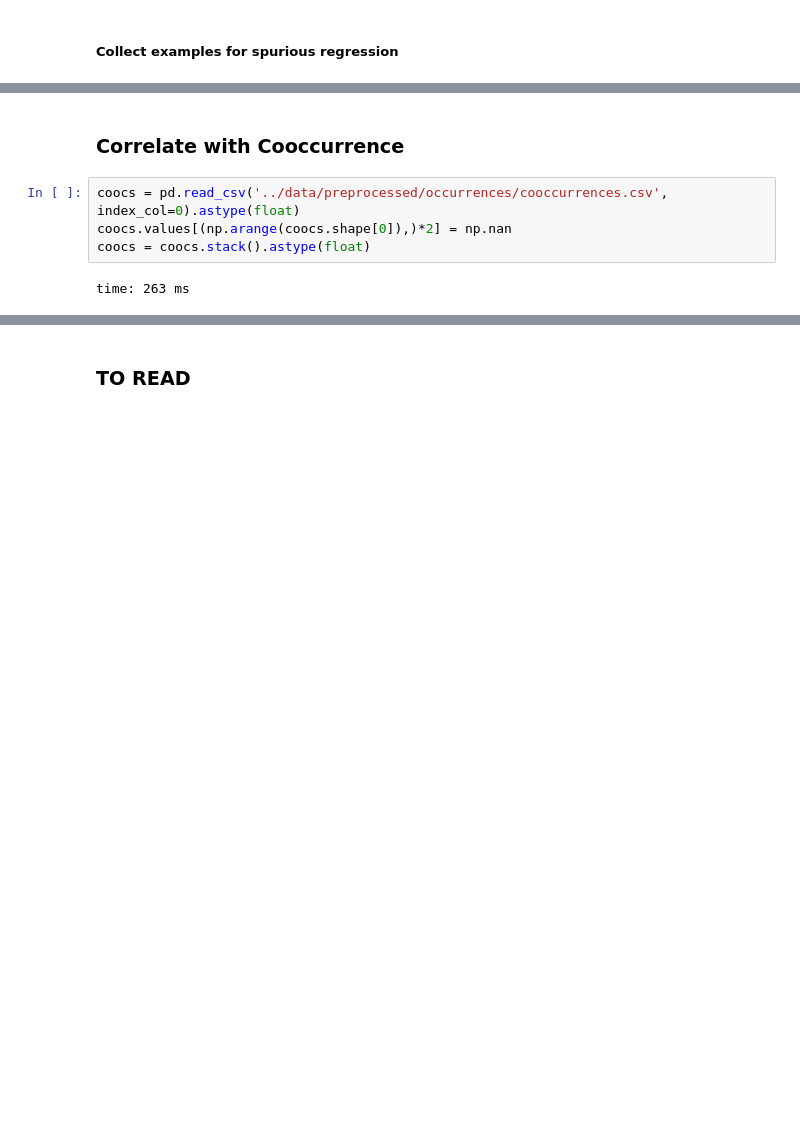
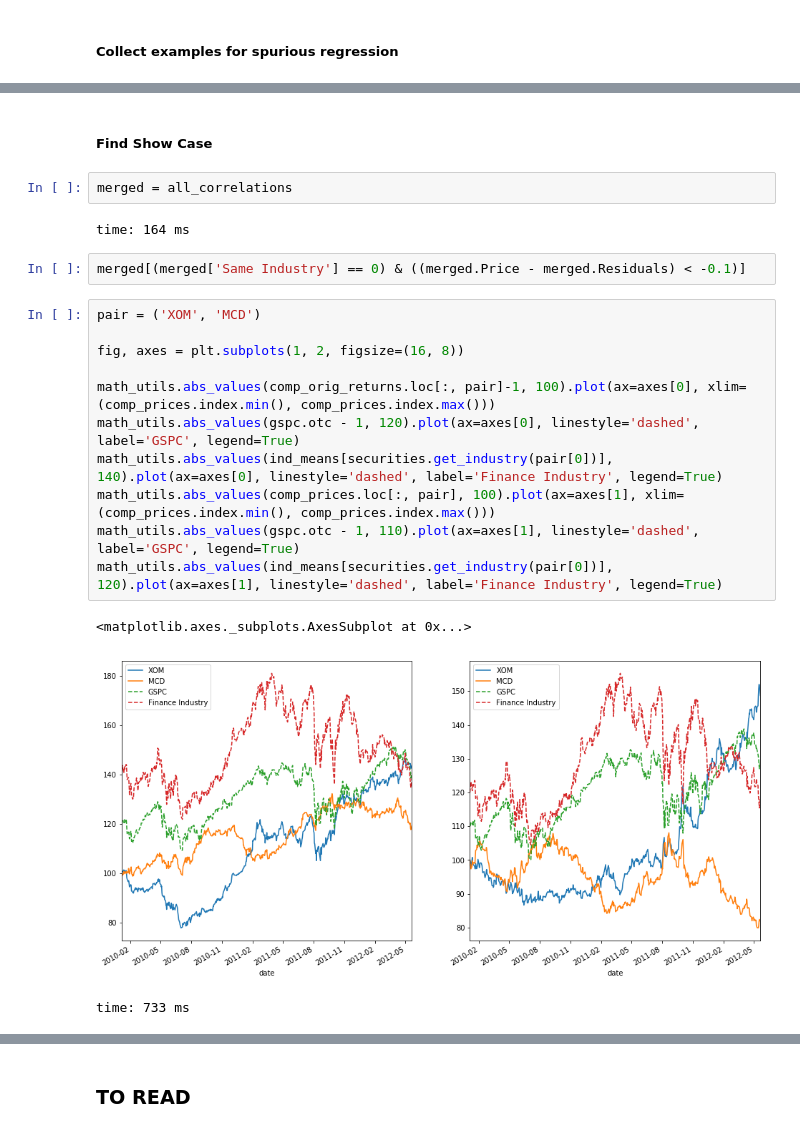
Before and after one commit to Chaoste/nlp-stocks, a Jupyter notebook: research/15.0-Stocks-Regression-Analysis.ipynb, the cells around one changed output, grey strips where cells are left out. Cells and saved outputs as stored; diff of their text form; blank space fills up the shorter version.

```diff
--- a/research/15.0-Stocks-Regression-Analysis.ipynb
+++ b/research/15.0-Stocks-Regression-Analysis.ipynb
@@ -1221,8 +1220,23 @@ time: 625 ms
-# %% [markdown]
-### Correlate with Cooccurrence
-# %%
-coocs = pd.read_csv('../data/preprocessed/occurrences/cooccurrences.csv', index_col=0).astype(float)
-coocs.values[(np.arange(coocs.shape[0]),)*2] = np.nan
-coocs = coocs.stack().astype(float)
-# %% [output]
-time: 263 ms
+# %% [markdown]
+##### Find Show Case
+# %%
+merged = all_correlations
+# %% [output]
+time: 164 ms
+# %%
+merged[(merged['Same Industry'] == 0) & ((merged.Price - merged.Residuals) < -0.1)]
+# %%
+pair = ('XOM', 'MCD')
+
+fig, axes = plt.subplots(1, 2, figsize=(16, 8))
+
+math_utils.abs_values(comp_orig_returns.loc[:, pair]-1, 100).plot(ax=axes[0], xlim=(comp_prices.index.min(), comp_prices.index.max()))
+math_utils.abs_values(gspc.otc - 1, 120).plot(ax=axes[0], linestyle='dashed', label='GSPC', legend=True)
+math_utils.abs_values(ind_means[securities.get_industry(pair[0])], 140).plot(ax=axes[0], linestyle='dashed', label='Finance Industry', legend=True)
+math_utils.abs_values(comp_prices.loc[:, pair], 100).plot(ax=axes[1], xlim=(comp_prices.index.min(), comp_prices.index.max()))
+math_utils.abs_values(gspc.otc - 1, 110).plot(ax=axes[1], linestyle='dashed', label='GSPC', legend=True)
+math_utils.abs_values(ind_means[securities.get_industry(pair[0])], 120).plot(ax=axes[1], linestyle='dashed', label='Finance Industry', legend=True)
+# %% [output]
+<matplotlib.axes._subplots.AxesSubplot at 0x...>
+[figure, added]
+time: 733 ms
```
Also changed, not shown: parts of 26 cells of this notebook, 9 other files.
